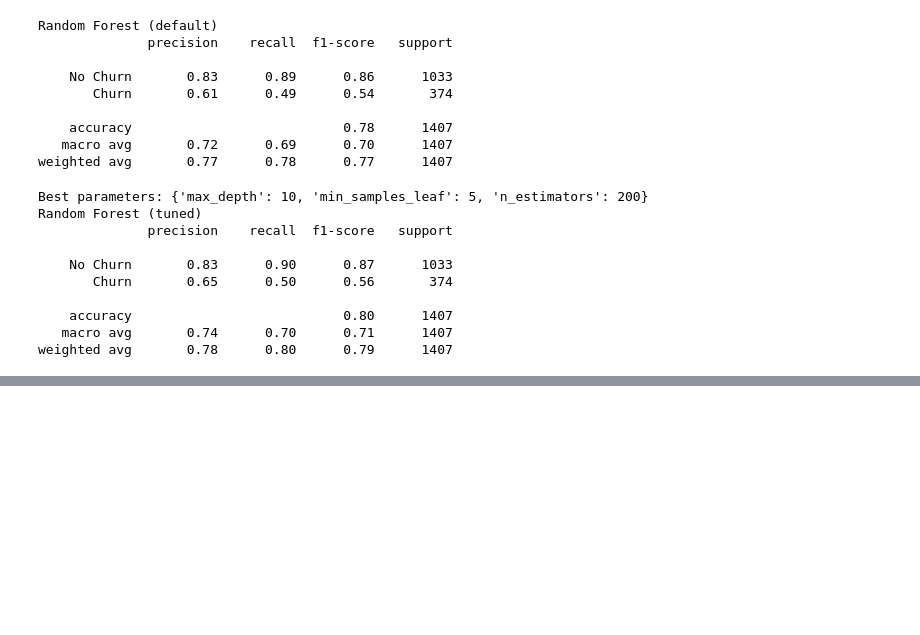
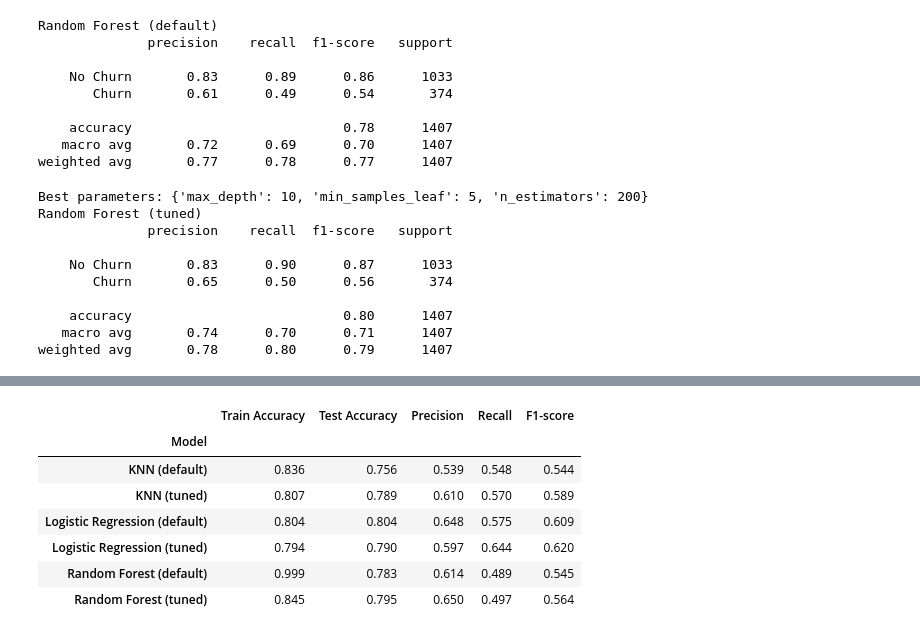
Before and after one commit to wageesha111/telco-churn-prediction, a Jupyter notebook: Telco_Churn_Coursework.ipynb, the cells around one changed output, grey strips where cells are left out. Saved outputs shown, nothing was run; the diff lists cells and outputs as text; code cells hidden in the pictures; blank space fills up the shorter version.

```diff
--- a/Telco_Churn_Coursework.ipynb
+++ b/Telco_Churn_Coursework.ipynb
@@ -509,0 +513,12 @@ weighted avg       0.78      0.80      0.79      1407
+# %%
+results_df = pd.DataFrame(results).set_index("Model").round(3)
+results_df
+# %% [output]
+|  | Train Accuracy | Test Accuracy | Precision | Recall | F1-score |
+| Model |  |  |  |  |  |
+| KNN (default) | 0.836 | 0.756 | 0.539 | 0.548 | 0.544 |
+| KNN (tuned) | 0.807 | 0.789 | 0.610 | 0.570 | 0.589 |
+| Logistic Regression (default) | 0.804 | 0.804 | 0.648 | 0.575 | 0.609 |
+| Logistic Regression (tuned) | 0.794 | 0.790 | 0.597 | 0.644 | 0.620 |
+| Random Forest (default) | 0.999 | 0.783 | 0.614 | 0.489 | 0.545 |
+| Random Forest (tuned) | 0.845 | 0.795 | 0.650 | 0.497 | 0.564 |
```
Also changed, not shown: parts of 6 cells of this notebook.
